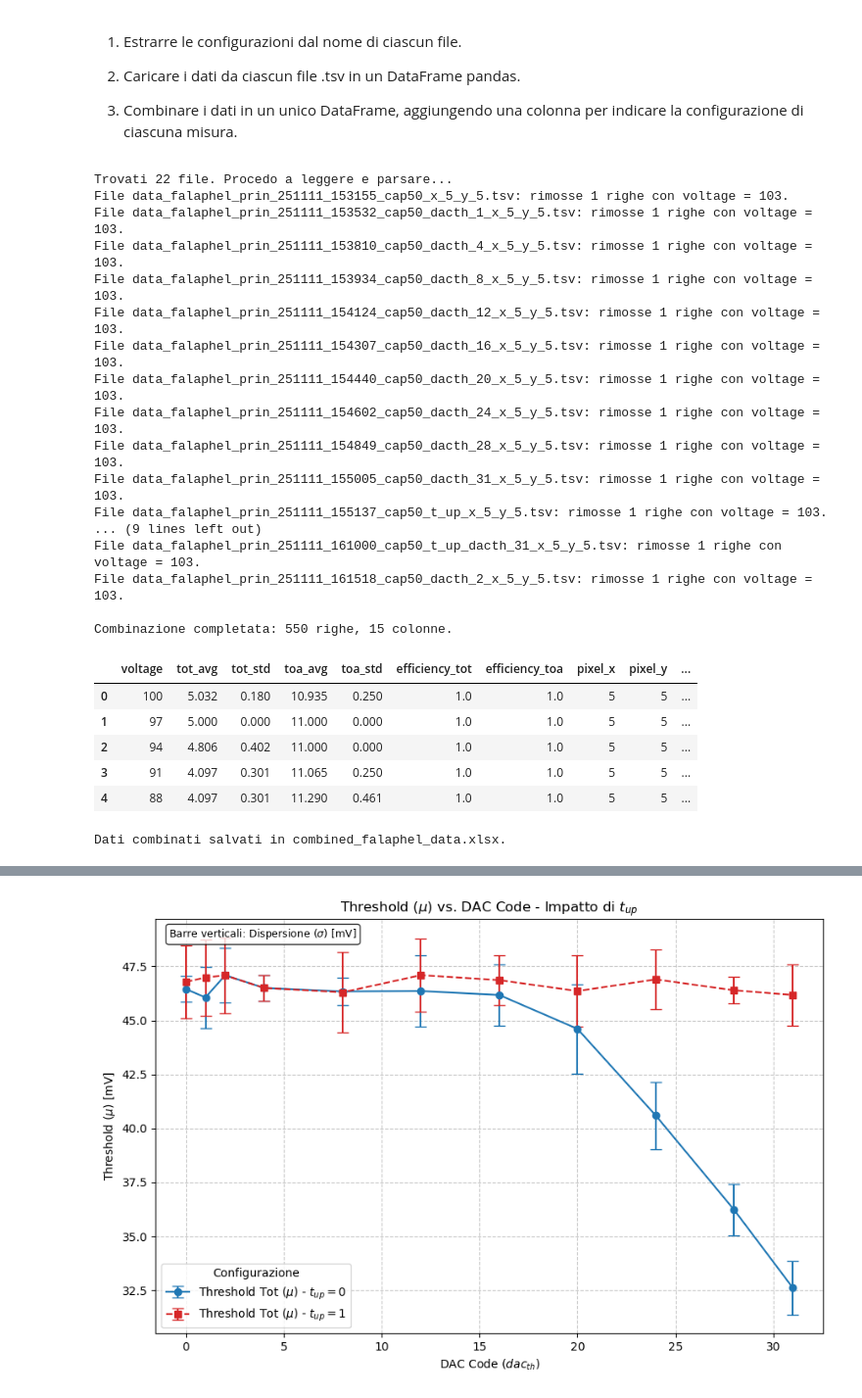
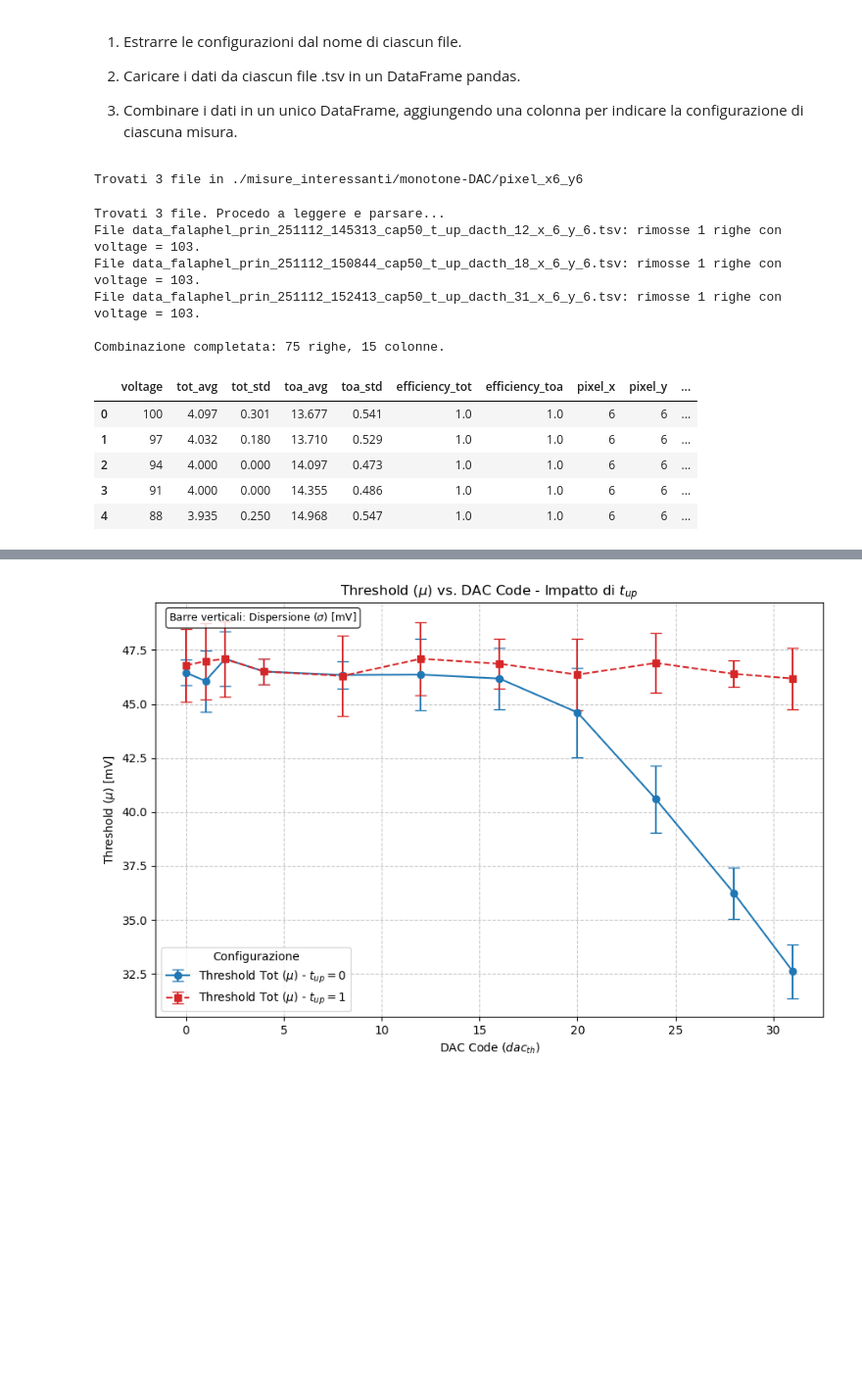
Before and after one commit to agalliani/falaphel3-daq, a Jupyter notebook: monotone-dac.ipynb, the cells around one changed output, grey strips where cells are left out. Shown at 98% size. Saved outputs shown, nothing was run; the diff lists cells and outputs as text; code cells hidden in the pictures; blank space fills up the shorter version.

```diff
--- a/monotone-dac.ipynb
+++ b/monotone-dac.ipynb
@@ -5,8 +5,40 @@
 2. Caricare i dati da ciascun file .tsv in un DataFrame pandas.
 
 3. Combinare i dati in un unico DataFrame, aggiungendo una colonna per indicare la configurazione di ciascuna misura.
+# %%
+from pathlib import Path
+
+def get_file_list(folder_path, pattern="*.tsv", recursive=False):
+    """
+    Restituisce la lista di file (percorsi stringa) nella cartella `folder_path`
+    che corrispondono al glob `pattern`. Se recursive=True usa rglob().
+    """
+    p = Path(folder_path)
+    if not p.exists():
+        raise FileNotFoundError(f"Cartella non trovata: {folder_path}")
+    if not p.is_dir():
+        raise NotADirectoryError(f"Non è una cartella: {folder_path}")
+
+    if recursive:
+        files = sorted([f for f in p.rglob(pattern) if f.is_file()])
+    else:
+        files = sorted([f for f in p.glob(pattern) if f.is_file()])
+
+    return [str(f) for f in files]
+
+# --- Esempio di uso: impostare qui il percorso della cartella ---
+folder_path = "./misure_interessanti/monotone-DAC/pixel_x6_y6"  # Sostituire con il path reale
+# pattern può essere "*.tsv", "*.*", "*.txt", ecc.
+file_list = get_file_list(folder_path, pattern="*.tsv", recursive=False)
+
+print(f"Trovati {len(file_list)} file in {folder_path}")
+# file_list è pronto per essere usato nelle celle successive (es. la cella che legge i file)
+# %% [output]
+Trovati 3 file in ./misure_interessanti/monotone-DAC/pixel_x6_y6
 # %%
 import re
+import pandas as pd
+
 
 def parse_falaphel_filename(file_path):
     """Estrae parametri da nome file tipo:
@@ -56,58 +88,46 @@ else:
         try:
             df = pd.read_csv(fp, sep='\t')
 
             # 🚨 MODIFICA QUI: Rimuovi le righe dove 'voltage' è 103
             initial_rows = len(df)
             df = df[df['voltage'] != 103]
             rows_removed = initial_rows - len(df)
 
             if rows_removed > 0:
                 print(f"File {Path(fp).name}: rimosse {rows_removed} righe con voltage = 103.")
 
             # aggiungi colonne di configurazione
             for k, v in cfg.items():
                 df[k] = v
             df['file_name'] = Path(fp).name
             all_data.append(df)
         except Exception as e:
             print(f"⚠️ Errore leggendo {fp}: {e}")
 
 if all_data:
     df_combined = pd.concat(all_data, ignore_index=True)
     print(f"\nCombinazione completata: {len(df_combined)} righe, {len(df_combined.columns)} colonne.")
     display(df_combined.head())
 else:
     print("Nessun dato caricato con successo.")
 
 #salva il dataframe combinato in un file excel
-output_excel_path = "combined_falaphel_data.xlsx"
-df_combined.to_excel(output_excel_path, index=False)
-print(f"Dati combinati salvati in {output_excel_path}.")
+#output_excel_path = "combined_falaphel_data.xlsx"
+#df_combined.to_excel(output_excel_path, index=False)
+#print(f"Dati combinati salvati in {output_excel_path}.")
 # %% [output]
-Trovati 22 file. Procedo a leggere e parsare...
-File data_falaphel_prin_251111_153155_cap50_x_5_y_5.tsv: rimosse 1 righe con voltage = 103.
-File data_falaphel_prin_251111_153532_cap50_dacth_1_x_5_y_5.tsv: rimosse 1 righe con voltage = 103.
-File data_falaphel_prin_251111_153810_cap50_dacth_4_x_5_y_5.tsv: rimosse 1 righe con voltage = 103.
-File data_falaphel_prin_251111_153934_cap50_dacth_8_x_5_y_5.tsv: rimosse 1 righe con voltage = 103.
-File data_falaphel_prin_251111_154124_cap50_dacth_12_x_5_y_5.tsv: rimosse 1 righe con voltage = 103.
-File data_falaphel_prin_251111_154307_cap50_dacth_16_x_5_y_5.tsv: rimosse 1 righe con voltage = 103.
-File data_falaphel_prin_251111_154440_cap50_dacth_20_x_5_y_5.tsv: rimosse 1 righe con voltage = 103.
-File data_falaphel_prin_251111_154602_cap50_dacth_24_x_5_y_5.tsv: rimosse 1 righe con voltage = 103.
-File data_falaphel_prin_251111_154849_cap50_dacth_28_x_5_y_5.tsv: rimosse 1 righe con voltage = 103.
-File data_falaphel_prin_251111_155005_cap50_dacth_31_x_5_y_5.tsv: rimosse 1 righe con voltage = 103.
-File data_falaphel_prin_251111_155137_cap50_t_up_x_5_y_5.tsv: rimosse 1 righe con voltage = 103.
-... (9 lines left out)
-File data_falaphel_prin_251111_161000_cap50_t_up_dacth_31_x_5_y_5.tsv: rimosse 1 righe con voltage = 103.
-File data_falaphel_prin_251111_161518_cap50_dacth_2_x_5_y_5.tsv: rimosse 1 righe con voltage = 103.
+Trovati 3 file. Procedo a leggere e parsare...
+File data_falaphel_prin_251112_145313_cap50_t_up_dacth_12_x_6_y_6.tsv: rimosse 1 righe con voltage = 103.
+File data_falaphel_prin_251112_150844_cap50_t_up_dacth_18_x_6_y_6.tsv: rimosse 1 righe con voltage = 103.
+File data_falaphel_prin_251112_152413_cap50_t_up_dacth_31_x_6_y_6.tsv: rimosse 1 righe con voltage = 103.
 
-Combinazione completata: 550 righe, 15 colonne.
+Combinazione completata: 75 righe, 15 colonne.
 |  | voltage | tot_avg | tot_std | toa_avg | toa_std | efficiency_tot | efficiency_toa | pixel_x | pixel_y | ... |
-| 0 | 100 | 5.032 | 0.180 | 10.935 | 0.250 | 1.0 | 1.0 | 5 | 5 | ... |
-| 1 | 97 | 5.000 | 0.000 | 11.000 | 0.000 | 1.0 | 1.0 | 5 | 5 | ... |
-| 2 | 94 | 4.806 | 0.402 | 11.000 | 0.000 | 1.0 | 1.0 | 5 | 5 | ... |
-| 3 | 91 | 4.097 | 0.301 | 11.065 | 0.250 | 1.0 | 1.0 | 5 | 5 | ... |
-| 4 | 88 | 4.097 | 0.301 | 11.290 | 0.461 | 1.0 | 1.0 | 5 | 5 | ... |
+| 0 | 100 | 4.097 | 0.301 | 13.677 | 0.541 | 1.0 | 1.0 | 6 | 6 | ... |
+| 1 | 97 | 4.032 | 0.180 | 13.710 | 0.529 | 1.0 | 1.0 | 6 | 6 | ... |
+| 2 | 94 | 4.000 | 0.000 | 14.097 | 0.473 | 1.0 | 1.0 | 6 | 6 | ... |
+| 3 | 91 | 4.000 | 0.000 | 14.355 | 0.486 | 1.0 | 1.0 | 6 | 6 | ... |
+| 4 | 88 | 3.935 | 0.250 | 14.968 | 0.547 | 1.0 | 1.0 | 6 | 6 | ... |
-Dati combinati salvati in combined_falaphel_data.xlsx.
 # %%
 import numpy as np
 import pandas as pd
```
Also changed, not shown: parts of 3 cells of this notebook, 46 other files.
